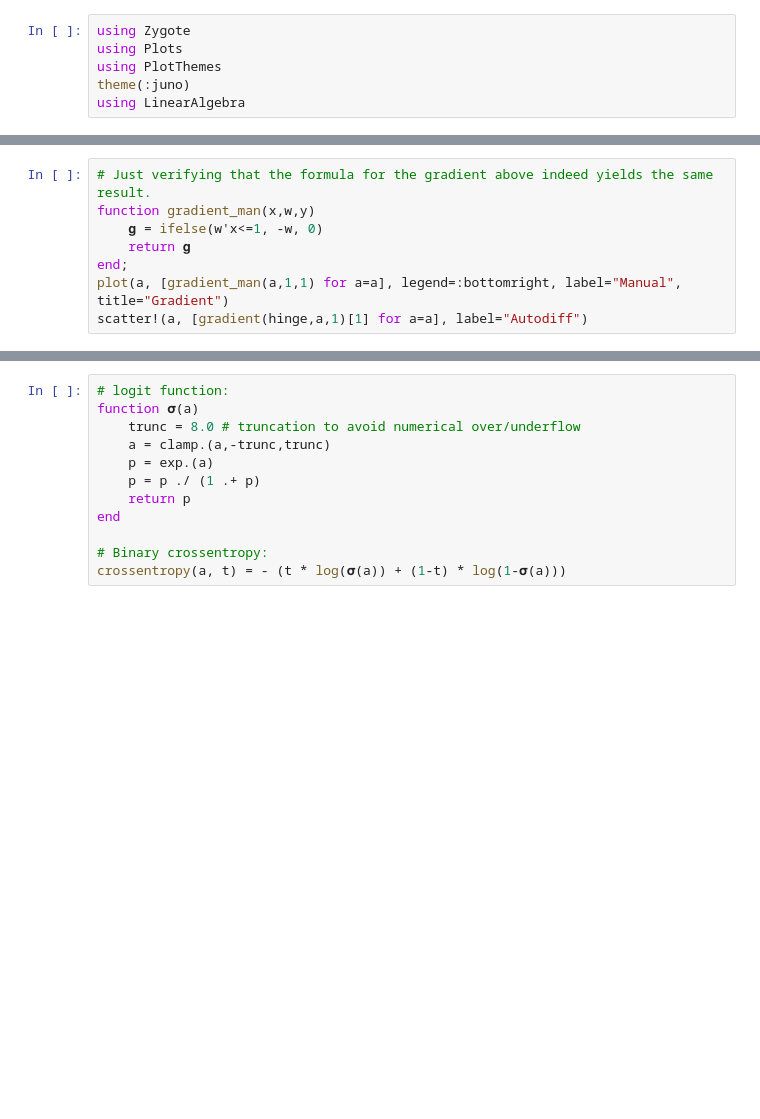
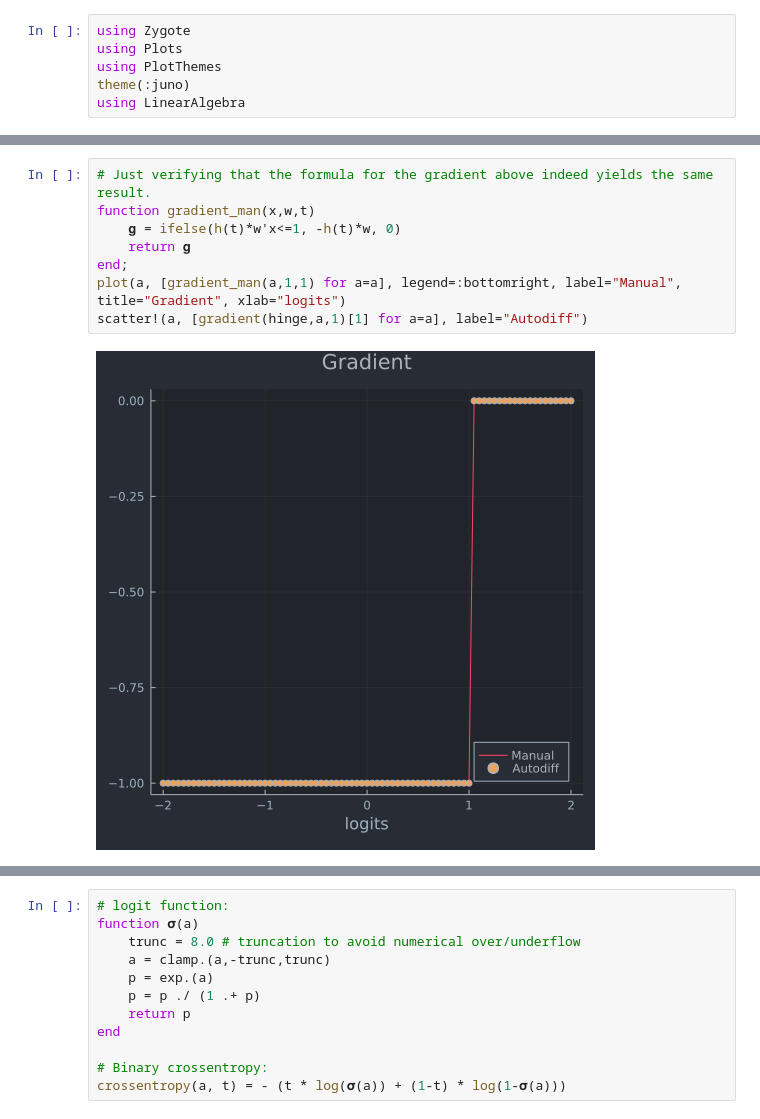
Before and after one commit to JuliaTrustworthyAI/AlgorithmicRecourseDynamics.jl, a Jupyter notebook: tutorials/loss.ipynb, the cells around one changed output, grey strips where cells are left out. Cells and saved outputs as stored; diff of their text form; blank space fills up the shorter version.

```diff
--- a/tutorials/loss.ipynb
+++ b/tutorials/loss.ipynb
@@ -78,9 +88,11 @@ plot(p1, p2, layout = (1, 2), legend = false)
 # %%
 # Just verifying that the formula for the gradient above indeed yields the same result.
-function gradient_man(x,w,y)
-    𝐠 = ifelse(w'x<=1, -w, 0)
+function gradient_man(x,w,t)
+    𝐠 = ifelse(h(t)*w'x<=1, -h(t)*w, 0)
     return 𝐠
 end;
-plot(a, [gradient_man(a,1,1) for a=a], legend=:bottomright, label="Manual", title="Gradient")
+plot(a, [gradient_man(a,1,1) for a=a], legend=:bottomright, label="Manual", title="Gradient", xlab="logits")
 scatter!(a, [gradient(hinge,a,1)[1] for a=a], label="Autodiff")
+# %% [output]
+[figure, added]
 # %% [markdown]
```
Also changed, not shown: parts of 20 cells of this notebook.
